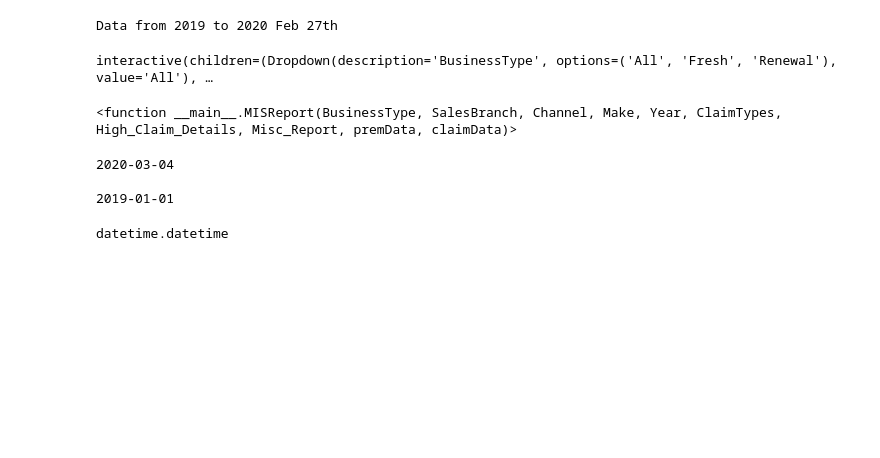
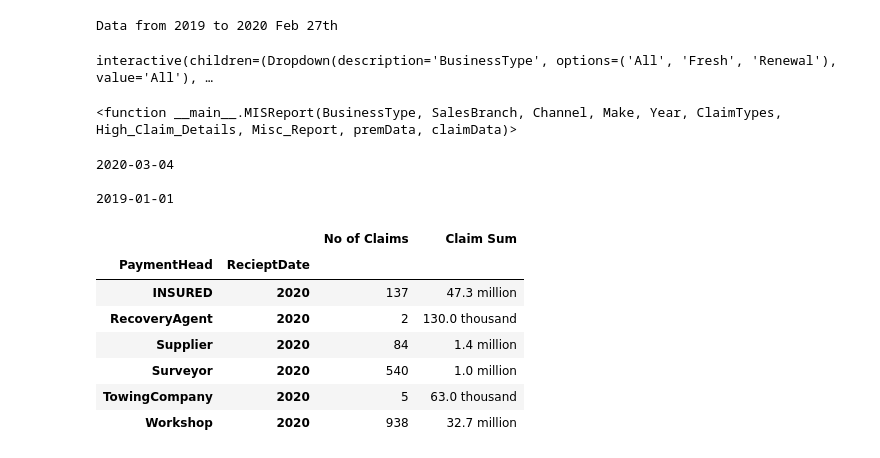
Before and after one commit to DanyalKhaliq/Machine-Learning-, a Jupyter notebook: MISLossProfile/MIS Profile Loss Report - New.ipynb, the cells around one changed output. Saved outputs shown, nothing was run; the diff lists cells and outputs as text; code cells hidden in the pictures; blank space fills up the shorter version.

```diff
--- a/MISLossProfile/MIS Profile Loss Report - New.ipynb
+++ b/MISLossProfile/MIS Profile Loss Report - New.ipynb
@@ -720,7 +756,38 @@ print(yesterday.date())
 2020-03-04
 
 2019-01-01
-# %%
-type(yesterday)
-# %% [output]
-datetime.datetime
+# %%
+# start_date = ['2020-01-01']
+# end_date = ['2020-01-30']
+
+# conn = pyodbc.connect("DRIVER={{ODBC Driver 17 for SQL Server}};SERVER={0}; database={1};UID={2};PWD={3}".format('172.16.2.86\SQL14','TDIIMSDAILY','bigdata','BIG!@#data'))
+# dfCurrentp = pd.DataFrame()
+# tempDfp = pd.DataFrame()
+# for f, b in zip(start_date, end_date):
+#     #st.info('ClaimsVendorData From :' + str(f) + " to " + str(b))
+#     print('ClaimsVendorData From :' + str(f) + " to " + str(b))
+#     storedProc = "EXEC [CLA_MotorPaidReport_SP_New] @Company_Id=4, @ClaimStartDateFrom='"+str(f)+"', @ClaimStartDateTo='"+str(b)+"'"
+#     dfCurrentp = pd.read_sql_query(storedProc, conn)
+#     dfCurrentp = pd.concat([dfCurrentp,tempDfp])
+#     tempDfp = dfCurrentp
+
+tdf = tempDfp
+#[tdf.ClaimStage == 'ClaimClose']
+tdf['RecieptDate'] =  pd.to_datetime(tdf['RecieptDate'],errors='coerce', format='%Y-%m-%d %H:%M:%S')
+tdf = tdf[tdf.ClaimStage != 'ClaimClose'].groupby([tdf.RecieptDate.dt.year,'PaymentHead'])['PaidAmount'].agg(['sum','count']).reset_index()
+tdf.columns = ['RecieptDate','PaymentHead', 'Claim Sum','No of Claims']
+tdf = tdf.pivot(index='PaymentHead',columns='RecieptDate',values=[ 'No of Claims','Claim Sum'])
+tdf = tdf.stack(level=1)
+tdf = tdf.astype(int)
+tdf = tdf.applymap(hm.intword)
+
+tdf
+# %% [output]
+|  |  | No of Claims | Claim Sum |
+| PaymentHead | RecieptDate |  |  |
+| INSURED | 2020 | 137 | 47.3 million |
+| RecoveryAgent | 2020 | 2 | 130.0 thousand |
+| Supplier | 2020 | 84 | 1.4 million |
+| Surveyor | 2020 | 540 | 1.0 million |
+| TowingCompany | 2020 | 5 | 63.0 thousand |
+| Workshop | 2020 | 938 | 32.7 million |
```
Also changed, not shown: parts of 29 cells of this notebook, 3 other files.
